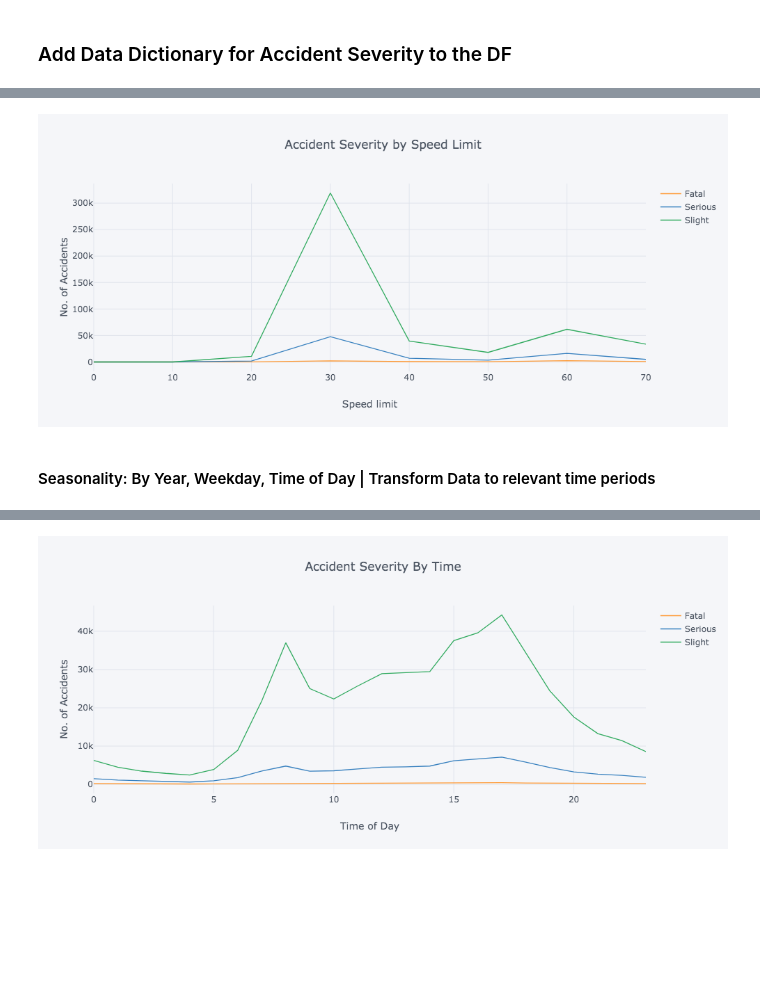
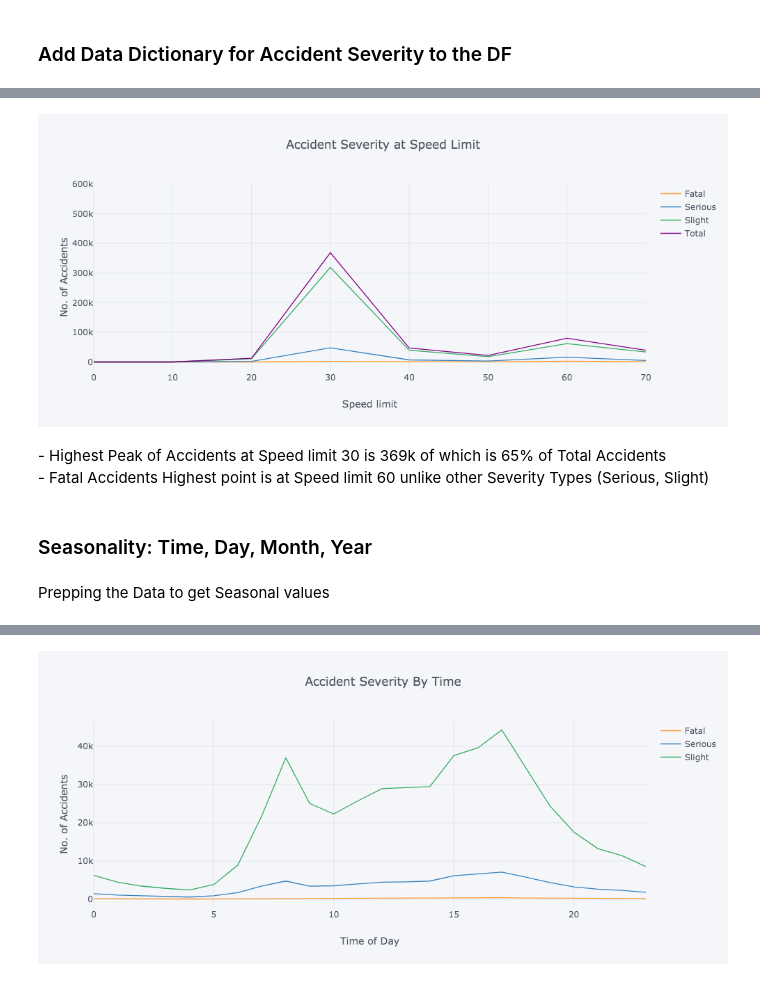
Before and after one commit to Danjah/ukdata, a Jupyter notebook: ukdata_df_prep.ipynb, the cells around one changed output, grey strips where cells are left out. Cells and saved outputs as stored; diff of their text form; code cells hidden in the pictures; blank space fills up the shorter version.

```diff
--- a/ukdata_df_prep.ipynb
+++ b/ukdata_df_prep.ipynb
@@ -93,8 +104,10 @@ ukData.sample(5)
 # %%
 #Create a Grouped DF comparing Speed Limit against Accident_Severity_Label
-speed_gp = (ukData.groupby(['Accident_Severity_Label','Speed_limit'])['Accident_Severity_Label']
-            .agg('count').unstack('Accident_Severity_Label').fillna(0))
+speed_gp = pd.crosstab(ukData.Speed_limit,ukData.Accident_Severity_Label, margins=True, margins_name='Total')
+
+#Avg Accidents that occur at the differnet speed Limits
+speed_gp_avg = pd.crosstab(ukData.Speed_limit,ukData.Accident_Severity_Label).mean(axis=1)
 
 #Highlight Max Values
-speed_gp.style.highlight_max(color='red')
+speed_gp.style.highlight_max(color='lightblue')
 # %% [output]
@@ -111,9 +139,18 @@ speed_gp.style.highlight_max(color='red')
 # %%
-speed_gp.iplot(kind='line', title='Accident Severity by Speed Limit',xTitle='Speed limit', yTitle='No. of Accidents')
+#Plot Accident Severity by Speed Limit
+speed_gp.iplot(kind='line', title='Accident Severity at Speed Limit',
+               xTitle='Speed limit', yTitle='No. of Accidents', fill=False)
 # %% [output]
-[figure, old version]
+[figure, new version]
-# %% [markdown]
-#### Seasonality: By Year, Weekday, Time of Day | Transform Data to relevant time periods
+# %% [markdown]
+<p>
+- Highest Peak of Accidents at Speed limit 30 is 369k of which is 65% of Total Accidents <br>
+- Fatal Accidents Highest point is at Speed limit 60 unlike other Severity Types (Serious, Slight) <br>
+</p>
+# %% [markdown]
+### Seasonality: Time, Day, Month, Year
+# %% [markdown]
+<p> Prepping the Data to get Seasonal values </p>
 # %%
 #Seasonality, Dict Data
 dotw_dic = pd.read_csv('Day_of_Week.csv')
```
Also changed, not shown: parts of 57 cells of this notebook, 1 other file.
